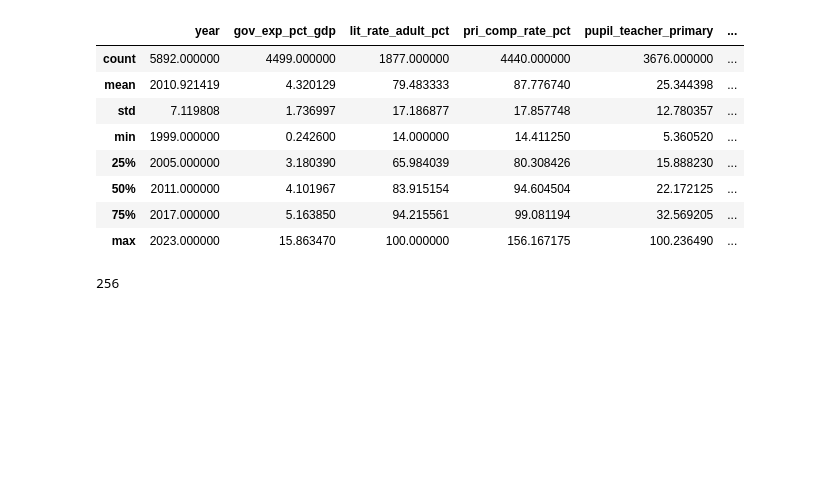
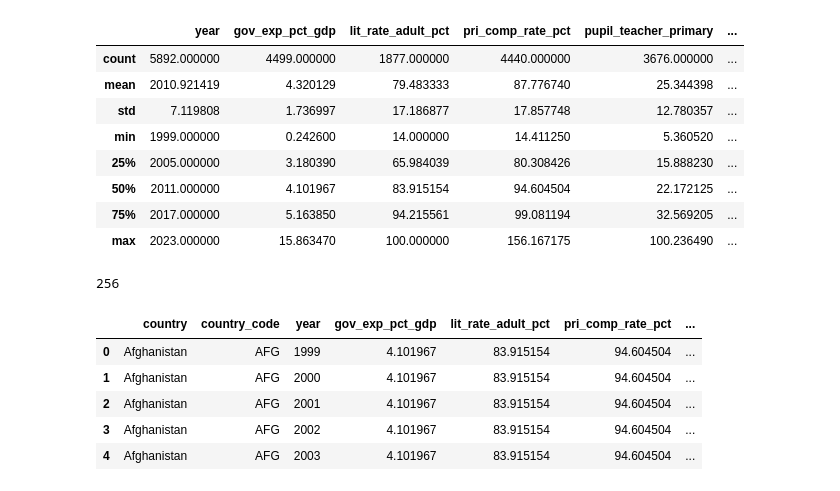
Before and after one commit to edubrumgithub/Analise-Educa-o-Mundial, a Jupyter notebook: main.ipynb, the cells around one changed output. Saved outputs shown, nothing was run; the diff lists cells and outputs as text; code cells hidden in the pictures; blank space fills up the shorter version.

```diff
--- a/main.ipynb
+++ b/main.ipynb
@@ -118,0 +126,9 @@ print(len(base_dados['country'].unique()))
+# %%
+df_atualizado.head()
+# %% [output]
+|  | country | country_code | year | gov_exp_pct_gdp | lit_rate_adult_pct | pri_comp_rate_pct | ... |
+| 0 | Afghanistan | AFG | 1999 | 4.101967 | 83.915154 | 94.604504 | ... |
+| 1 | Afghanistan | AFG | 2000 | 4.101967 | 83.915154 | 94.604504 | ... |
+| 2 | Afghanistan | AFG | 2001 | 4.101967 | 83.915154 | 94.604504 | ... |
+| 3 | Afghanistan | AFG | 2002 | 4.101967 | 83.915154 | 94.604504 | ... |
+| 4 | Afghanistan | AFG | 2003 | 4.101967 | 83.915154 | 94.604504 | ... |
```
Also changed, not shown: parts of 17 cells of this notebook.
